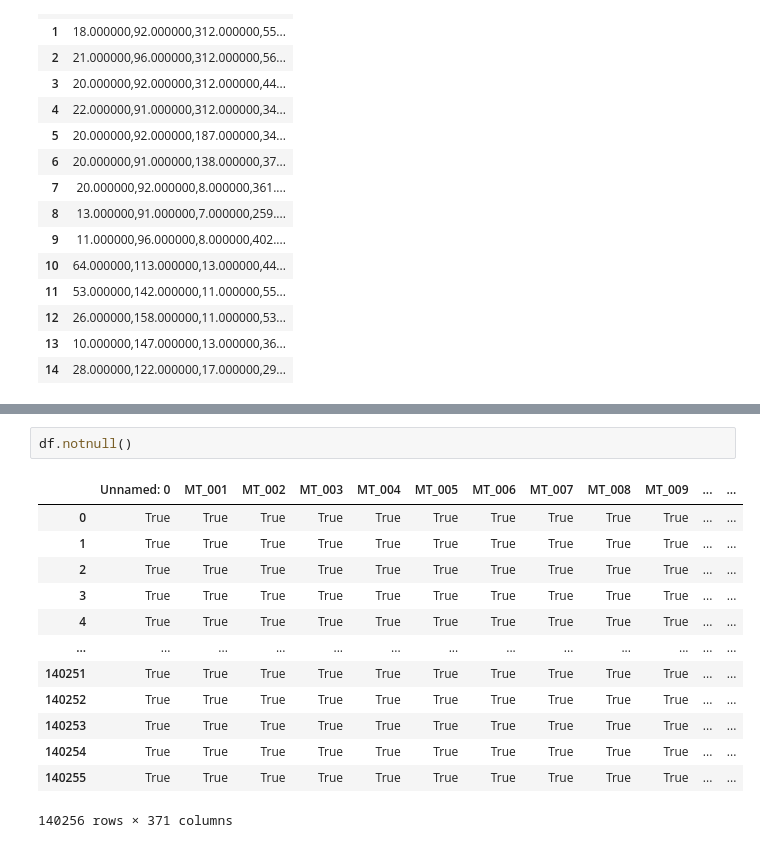
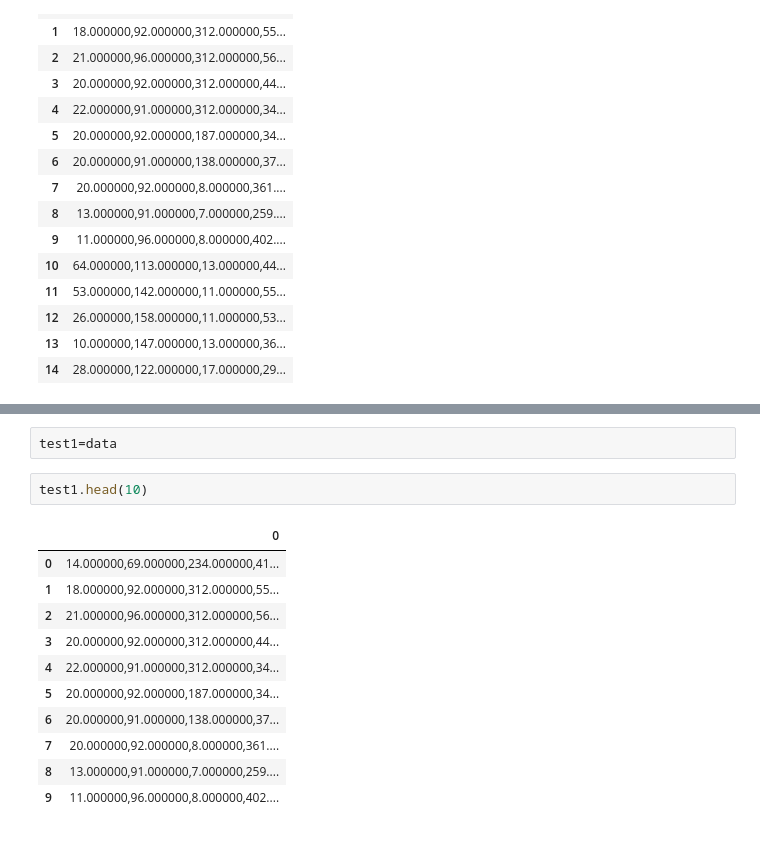
Before and after one commit to SKaraiskakis/TurinTechAI, a Jupyter notebook: multivariateds1.ipynb, the cells around one changed output, grey strips where cells are left out. Cells and saved outputs as stored; diff of their text form.

Commit message:
first DA on electricity data

```diff
--- a/multivariateds1.ipynb
+++ b/multivariateds1.ipynb
@@ -109,16 +35,16 @@ df.head(5)
-# %%
-df.notnull()
-# %% [output]
-|  | Unnamed: 0 | MT_001 | MT_002 | MT_003 | MT_004 | MT_005 | MT_006 | MT_007 | MT_008 | MT_009 | ... | ... |
-| 0 | True | True | True | True | True | True | True | True | True | True | ... | ... |
-| 1 | True | True | True | True | True | True | True | True | True | True | ... | ... |
-| 2 | True | True | True | True | True | True | True | True | True | True | ... | ... |
-| 3 | True | True | True | True | True | True | True | True | True | True | ... | ... |
-| 4 | True | True | True | True | True | True | True | True | True | True | ... | ... |
-| ... | ... | ... | ... | ... | ... | ... | ... | ... | ... | ... | ... | ... |
-| 140251 | True | True | True | True | True | True | True | True | True | True | ... | ... |
-| 140252 | True | True | True | True | True | True | True | True | True | True | ... | ... |
-| 140253 | True | True | True | True | True | True | True | True | True | True | ... | ... |
-| 140254 | True | True | True | True | True | True | True | True | True | True | ... | ... |
-| 140255 | True | True | True | True | True | True | True | True | True | True | ... | ... |
-140256 rows × 371 columns
+# %%
+test1=data
+# %%
+test1.head(10)
+# %% [output]
+|  | 0 |
+| 0 | 14.000000,69.000000,234.000000,41... |
+| 1 | 18.000000,92.000000,312.000000,55... |
+| 2 | 21.000000,96.000000,312.000000,56... |
+| 3 | 20.000000,92.000000,312.000000,44... |
+| 4 | 22.000000,91.000000,312.000000,34... |
+| 5 | 20.000000,92.000000,187.000000,34... |
+| 6 | 20.000000,91.000000,138.000000,37... |
+| 7 | 20.000000,92.000000,8.000000,361.... |
+| 8 | 13.000000,91.000000,7.000000,259.... |
+| 9 | 11.000000,96.000000,8.000000,402.... |
```
Also changed, not shown: parts of 13 cells of this notebook.
